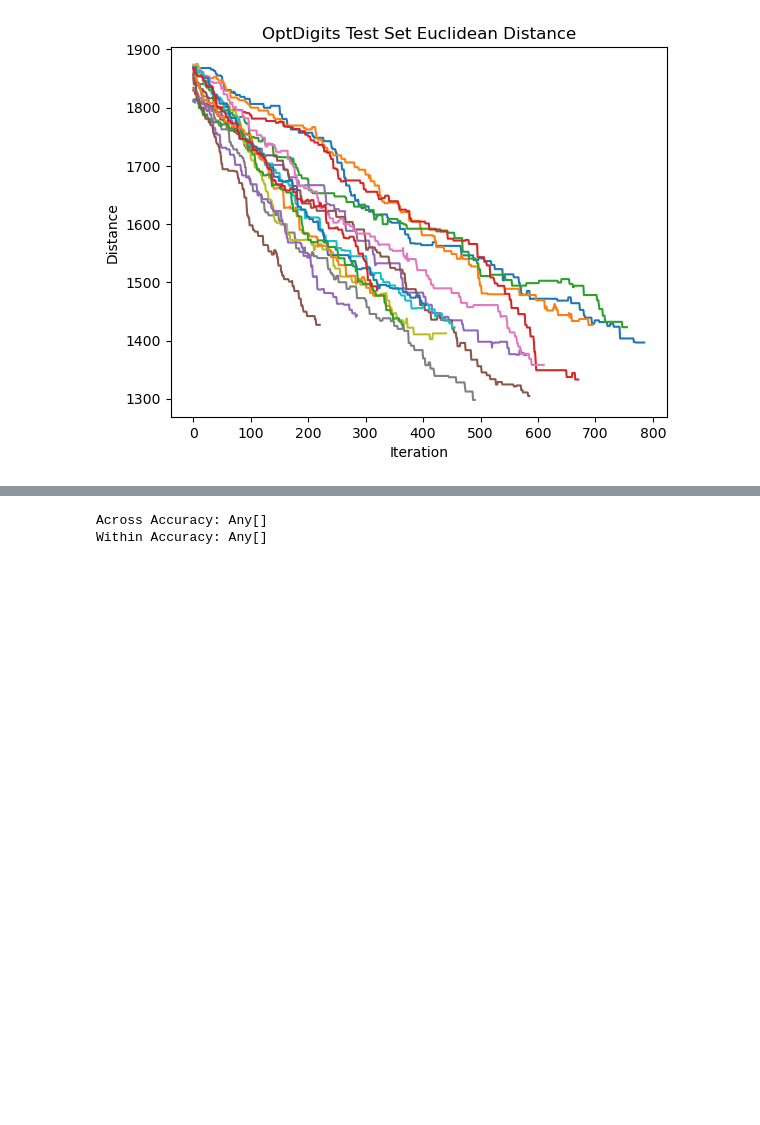
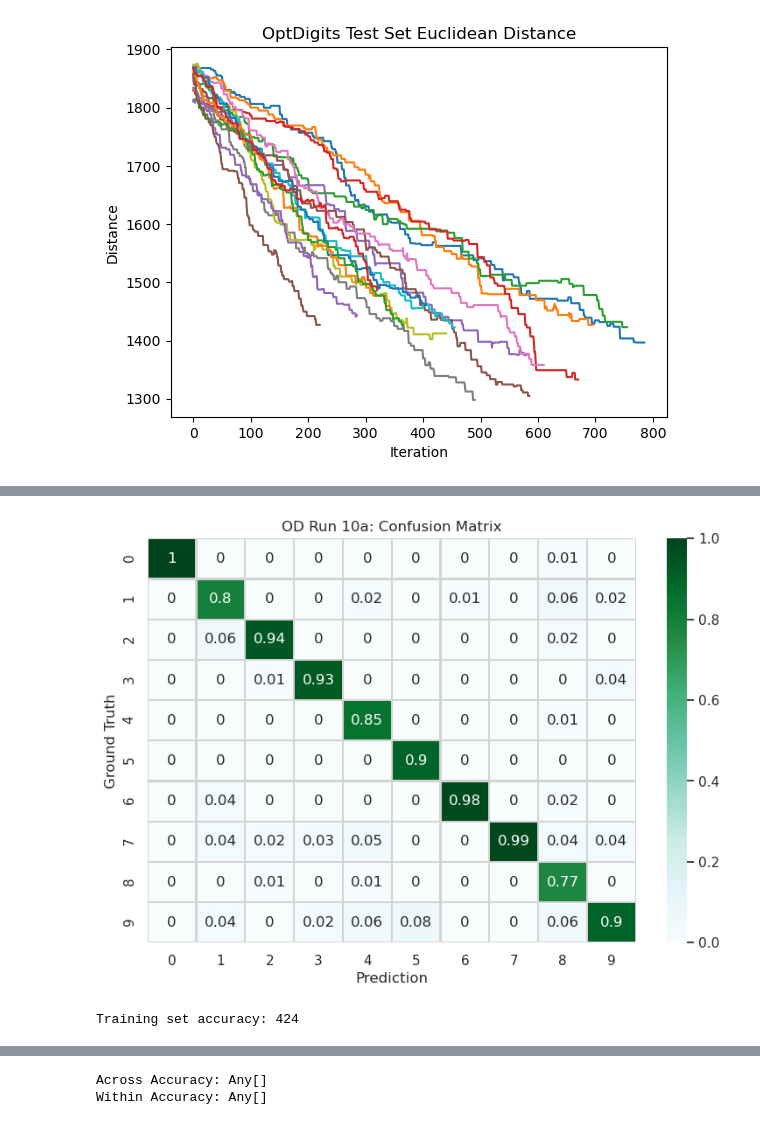
Before and after one commit to jberezow/OptDigits, a Jupyter notebook: Thesis-Opt10bAnalysis.ipynb, the cells around one changed output, grey strips where cells are left out. Cells and saved outputs as stored; diff of their text form; code cells hidden in the pictures; blank space fills up the shorter version.

Commit message:
Confusion matrices generated

```diff
--- a/Thesis-Opt10bAnalysis.ipynb
+++ b/Thesis-Opt10bAnalysis.ipynb
@@ -208,0 +211,64 @@ plt.ylabel("Occurences");
+# %%
+using Seaborn
+
+function confusion_matrix(y_cond::Vector{Int}, y_pred::Vector{Int})
+
+    # Generate empty confusion matrix
+    classes = sort(unique([y_cond; y_pred]))
+    conf_matrix = zeros(Int64, length(classes), length(classes))
+
+    # Add counts
+    for i in 1:length(y_cond)
+        # translate label to index
+        cond_class_index = y_cond[i]#findfirst(classes, y_cond[i])
+        pred_class_index = y_pred[i]#findfirst(classes, y_pred[i])
+        # predicted class is the row, condition class is the column
+        conf_matrix[pred_class_index, cond_class_index] += 1
+  end
+  conf_matrix = conf_matrix ./ 200
+  return conf_matrix
+end
+
+confmat = confusion_matrix(y_test, guesses)
+confmat = round.(confmat,digits=2)
+fig, ax = plt.subplots(figsize=(9,6))
+Seaborn.set(font_scale=1.0)
+Seaborn.heatmap(confmat,
+    vmin=0.0,
+    vmax=1.0,
+    annot=true,
+    square=false,
+    ax=ax,
+    linecolor="LightGrey",
+    linewidth=0.8,
+    cmap="BuGn");
+plt.title("OD Run 10a: Confusion Matrix")
+plt.xlabel("Prediction")
+plt.ylabel("Ground Truth");
+# %% [output]
+[figure, added]
+# %%
+#OLD MARGINALIZATION
+#Marginalize Probabilities - Train Set
+j = 1
+c = 10
+N = 500
+total_count = sum([length(traces[i]) for i=1:chains])
+targets = zeros(total_count-(chains*j),c,N)
+for v=1:chains
+    active_traces = traces[v]
+    count = 1
+    for i=j:length(active_traces)-j
+        trace = active_traces[i]
+        labels = G(xt,trace)
+        targets[count,:,:] = labels
+        count += 1
+    end
+end
+
+sums = sum(targets,dims=1)[1,:,:]./(total_count)
+guesses = [findmax(sums[:,i])[2] for i=1:N]
+test_acc = sum([y[i] == guesses[i] for i=1:length(y)])
+println("Training set accuracy: $test_acc")
+# %% [output]
+Training set accuracy: 424
```
Also changed, not shown: parts of 9 cells of this notebook, 4 other files.
